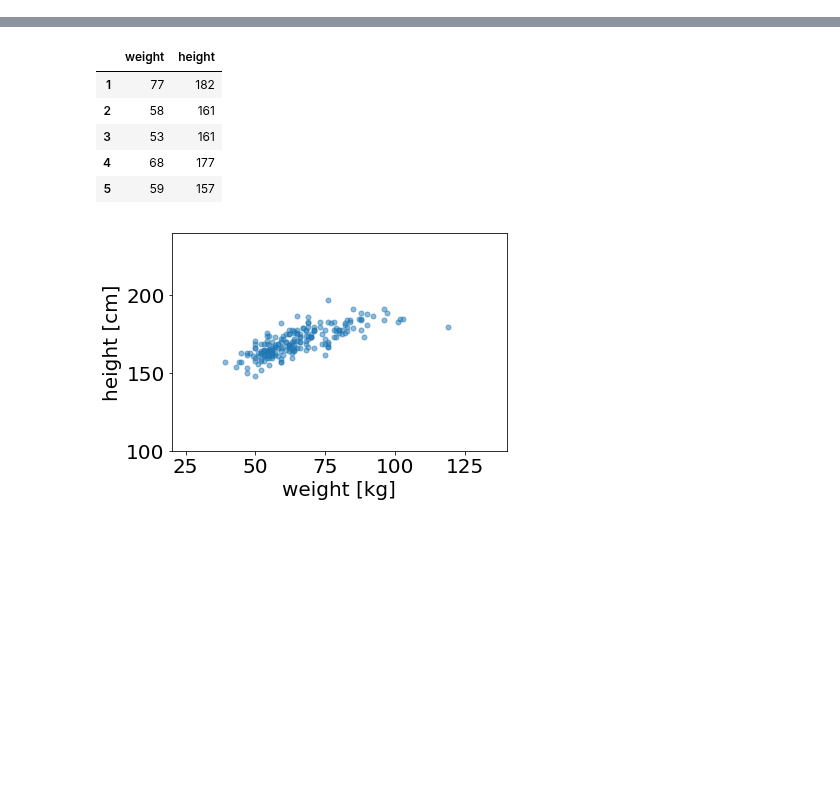
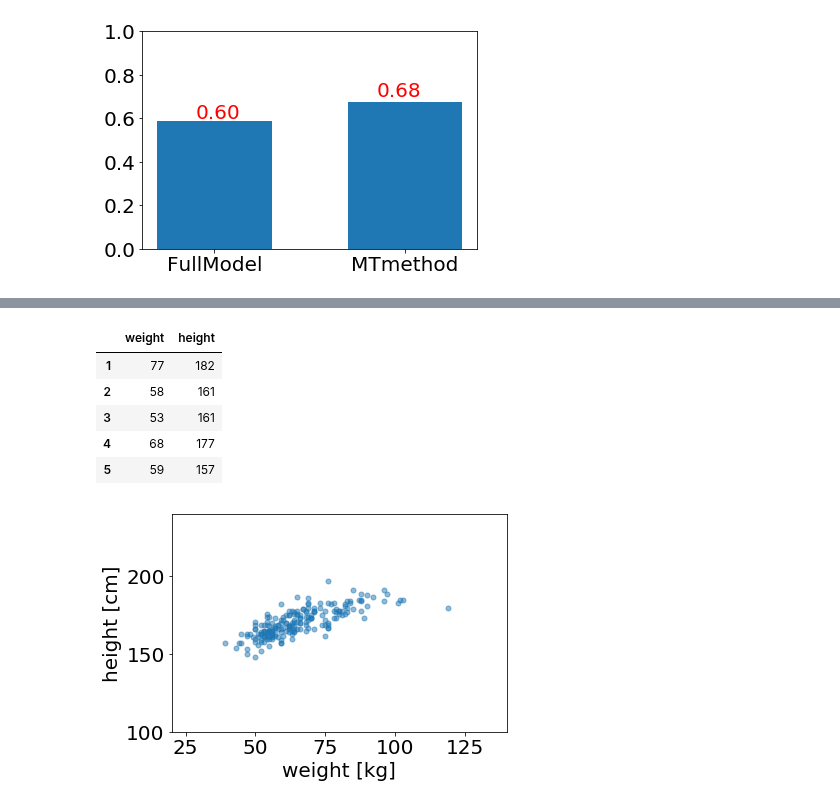
Before and after one commit to tsato-code/python_script, a Jupyter notebook: misc/plot_slide_MTS.ipynb, the cells around one changed output, grey strips where cells are left out. Drawn from its saved outputs; the diff is of its cells as text; code cells hidden in the pictures; blank space fills up the shorter version.

```diff
--- a/misc/plot_slide_MTS.ipynb
+++ b/misc/plot_slide_MTS.ipynb
@@ -2,3 +2,14 @@
 import matplotlib.pyplot as plt
 import numpy as np
 import pandas as pd
+# %%
+labels = ['FullModel', 'MTmethod']
+values = [0.5867, 0.6751]
+plt.figure()
+plt.ylim(0, 1)
+plt.bar(labels, values, width=.6)
+plt.text(-.1, 0.6, '0.60', color='r')
+plt.text(0.85, 0.7, '0.68', color='r')
+plt.show()
+# %% [output]
+[figure, added]
```
Also changed, not shown: parts of 4 cells of this notebook, 1 other file.
